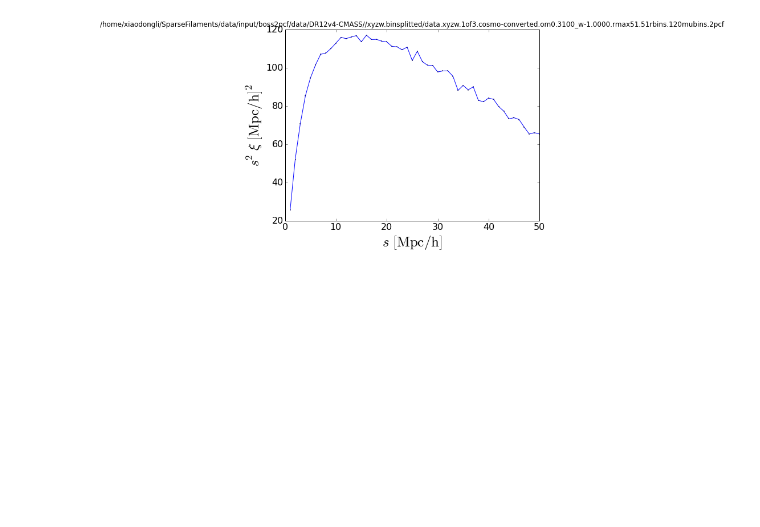
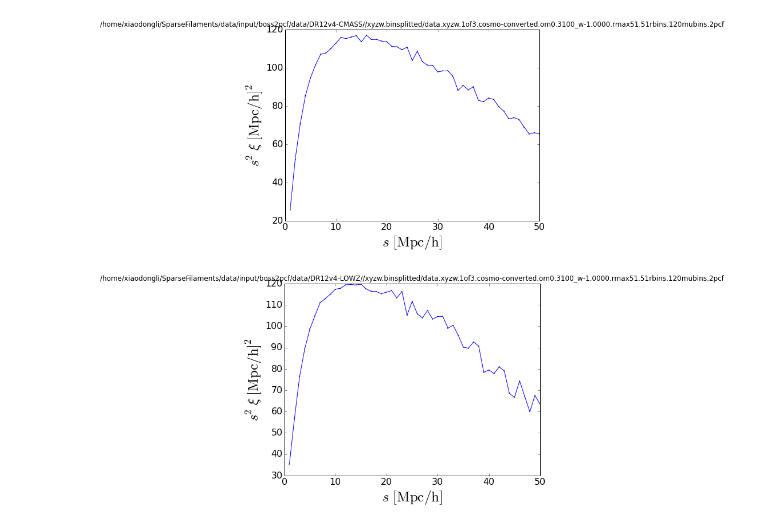
Before and after one commit to xiaodongli1986/xis, a Jupyter notebook: 1.compute_xis.ipynb, the cells around one changed output. Drawn from its saved outputs; the diff is of its cells as text; code cells hidden in the pictures; blank space fills up the shorter version.

```diff
--- a/1.compute_xis.ipynb
+++ b/1.compute_xis.ipynb
@@ -30,3 +34,9 @@ filename = Tpcfrltfilename(cosmoconvertedfilename(binsplittedfilename(datafile(c
 smu_xis(filename, savefig=True, figname='./CMASS_1stbin.png' )
 # %% [output]
 [figure]
+# %%
+catname = 'DR12v4-LOWZ'
+filename = Tpcfrltfilename(cosmoconvertedfilename(binsplittedfilename(datafile(catname), 1), 0.31, -1), 51, 51, 120)
+smu_xis(filename, savefig=True, figname='./LOWZ_1stbin.png' )
+# %% [output]
+[figure, added]
```
Also changed, not shown: parts of 2 cells of this notebook, 2 other files.
